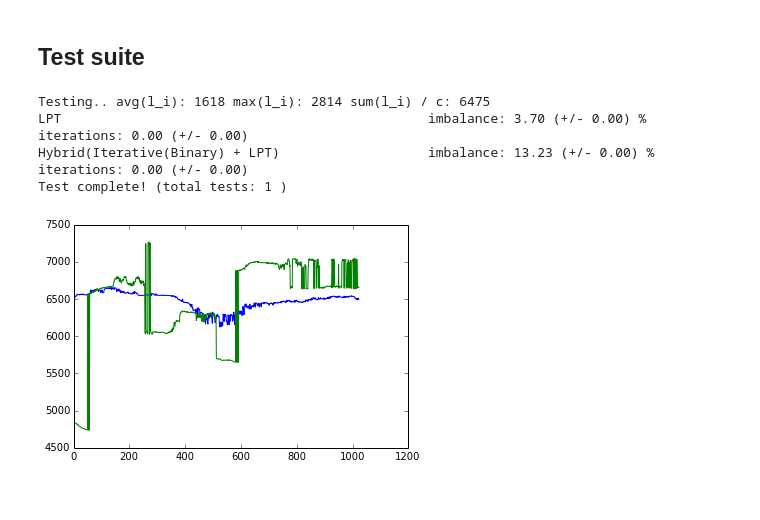
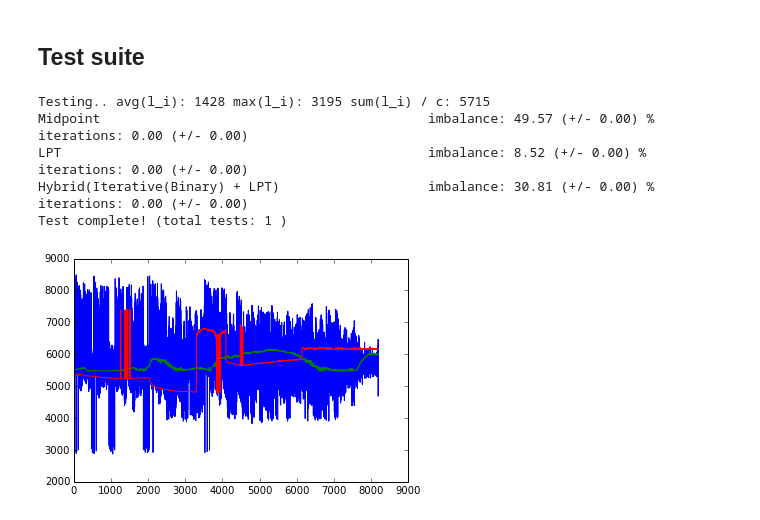
Before and after one commit to meistero/Samoa, a Jupyter notebook: scripts/python/load_balancing.ipynb, the cells around one changed output. Cells and saved outputs as stored; diff of their text form; code cells hidden in the pictures.

```diff
--- a/scripts/python/load_balancing.ipynb
+++ b/scripts/python/load_balancing.ipynb
@@ -309,7 +309,7 @@ print hybrid([124,12,67,23,56,136,27,125,313,6,13,61,351,61,44], 4)
 def run_test(c, n, mu, sigma, max_tests):
     i_tests = 0
 
-    methods = [] #[Midpoint_Cutoff(), Iterative_Binary()]
+    methods = [Midpoint_Cutoff()]
 
     if n < 512:
         methods.append(Iterative_Linear())
@@ -338,10 +338,11 @@ def run_test(c, n, mu, sigma, max_tests):
         sol, empty, iters = method(l, c)
         plt.plot(xrange(0, c), sol)
 # %%
-run_test(1024, 4096, 1000, 1000, 1)
+run_test(8192, 32768, 1000, 1000, 1)
 # %% [output]
-Testing.. avg(l_i): 1618 max(l_i): 2814 sum(l_i) / c: 6475
-LPT                                               imbalance: 3.70 (+/- 0.00) % iterations: 0.00 (+/- 0.00)
-Hybrid(Iterative(Binary) + LPT)                   imbalance: 13.23 (+/- 0.00) % iterations: 0.00 (+/- 0.00)
+Testing.. avg(l_i): 1428 max(l_i): 3195 sum(l_i) / c: 5715
+Midpoint                                          imbalance: 49.57 (+/- 0.00) % iterations: 0.00 (+/- 0.00)
+LPT                                               imbalance: 8.52 (+/- 0.00) % iterations: 0.00 (+/- 0.00)
+Hybrid(Iterative(Binary) + LPT)                   imbalance: 30.81 (+/- 0.00) % iterations: 0.00 (+/- 0.00)
 Test complete! (total tests: 1 )
-[figure, old version]
+[figure, new version]
```
Also changed, not shown: 14 other files.
